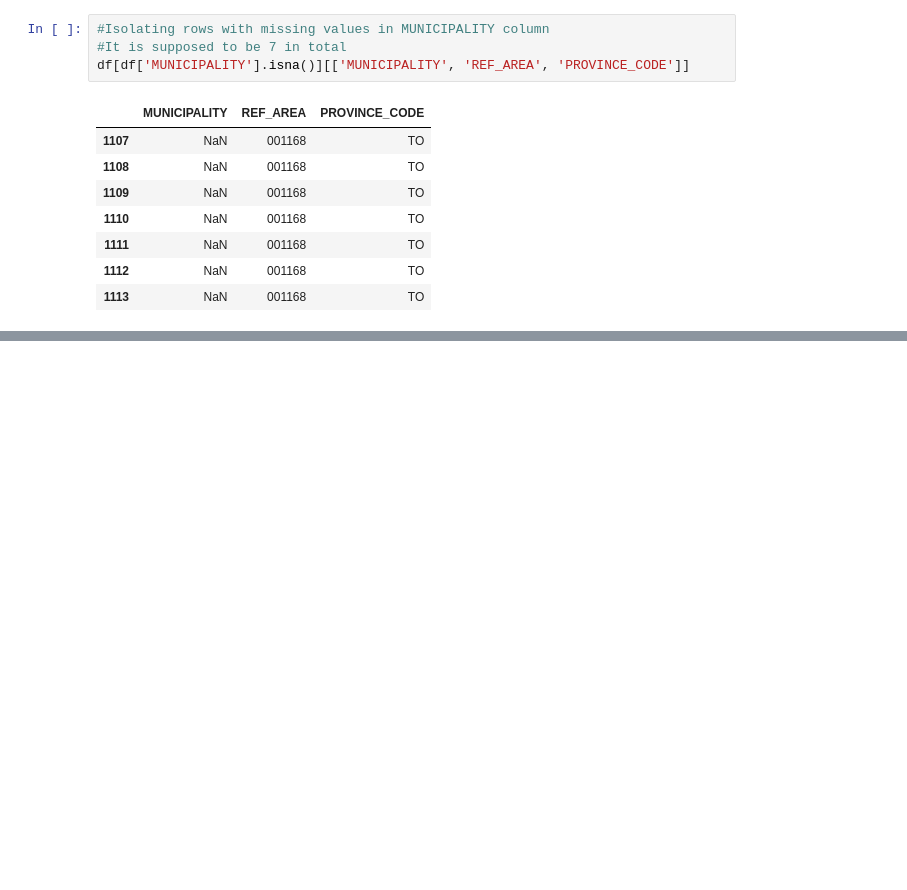
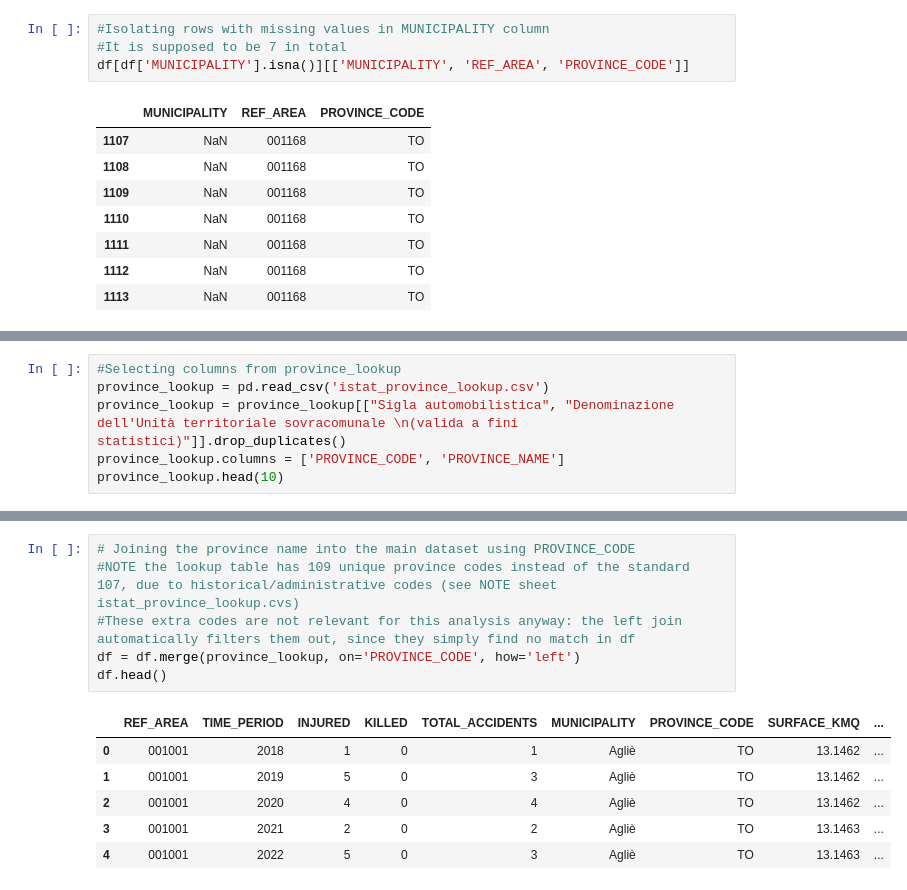
Before and after one commit to gretabarrale/boolean_capstone_project, a Jupyter notebook: fetching_data.ipynb, the cells around one changed output, grey strips where cells are left out. Drawn from its saved outputs; the diff is of its cells as text; blank space fills up the shorter version.

Commit message:
added province name col to the df and reordered colums

```diff
--- a/fetching_data.ipynb
+++ b/fetching_data.ipynb
@@ -531,0 +560,6 @@ np.int64(0)
+# %%
+#Selecting columns from province_lookup
+province_lookup = pd.read_csv('istat_province_lookup.csv')
+province_lookup = province_lookup[["Sigla automobilistica", "Denominazione dell'Unità territoriale sovracomunale \n(valida a fini statistici)"]].drop_duplicates()
+province_lookup.columns = ['PROVINCE_CODE', 'PROVINCE_NAME']
+province_lookup.head(10)
@@ -531,0 +585,13 @@ np.int64(0)
+# %%
+# Joining the province name into the main dataset using PROVINCE_CODE
+#NOTE the lookup table has 109 unique province codes instead of the standard 107, due to historical/administrative codes (see NOTE sheet istat_province_lookup.cvs)
+#These extra codes are not relevant for this analysis anyway: the left join automatically filters them out, since they simply find no match in df
+df = df.merge(province_lookup, on='PROVINCE_CODE', how='left')
+df.head()
+# %% [output]
+|  | REF_AREA | TIME_PERIOD | INJURED | KILLED | TOTAL_ACCIDENTS | MUNICIPALITY | PROVINCE_CODE | SURFACE_KMQ | ... |
+| 0 | 001001 | 2018 | 1 | 0 | 1 | Agliè | TO | 13.1462 | ... |
+| 1 | 001001 | 2019 | 5 | 0 | 3 | Agliè | TO | 13.1462 | ... |
+| 2 | 001001 | 2020 | 4 | 0 | 4 | Agliè | TO | 13.1462 | ... |
+| 3 | 001001 | 2021 | 2 | 0 | 2 | Agliè | TO | 13.1463 | ... |
+| 4 | 001001 | 2022 | 5 | 0 | 3 | Agliè | TO | 13.1463 | ... |
```
Also changed, not shown: parts of 9 cells of this notebook, 2 other files.
